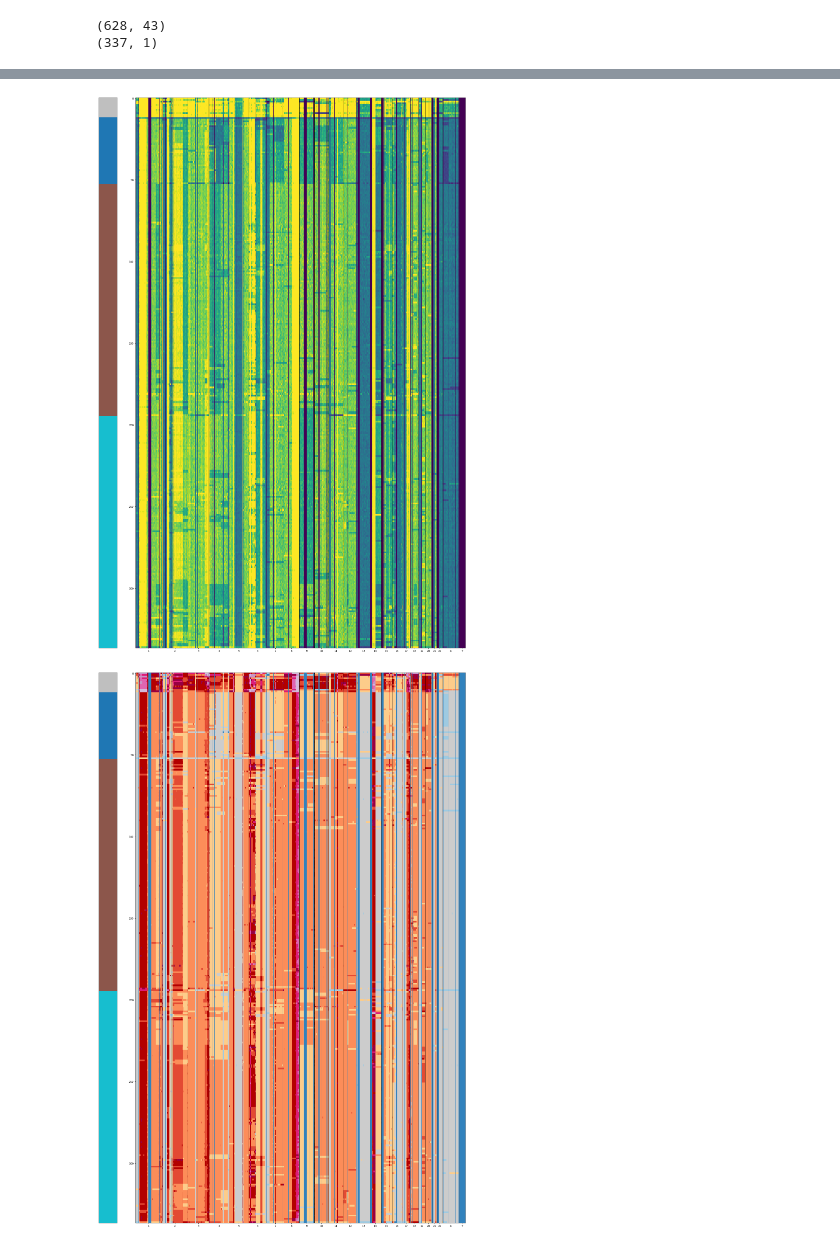
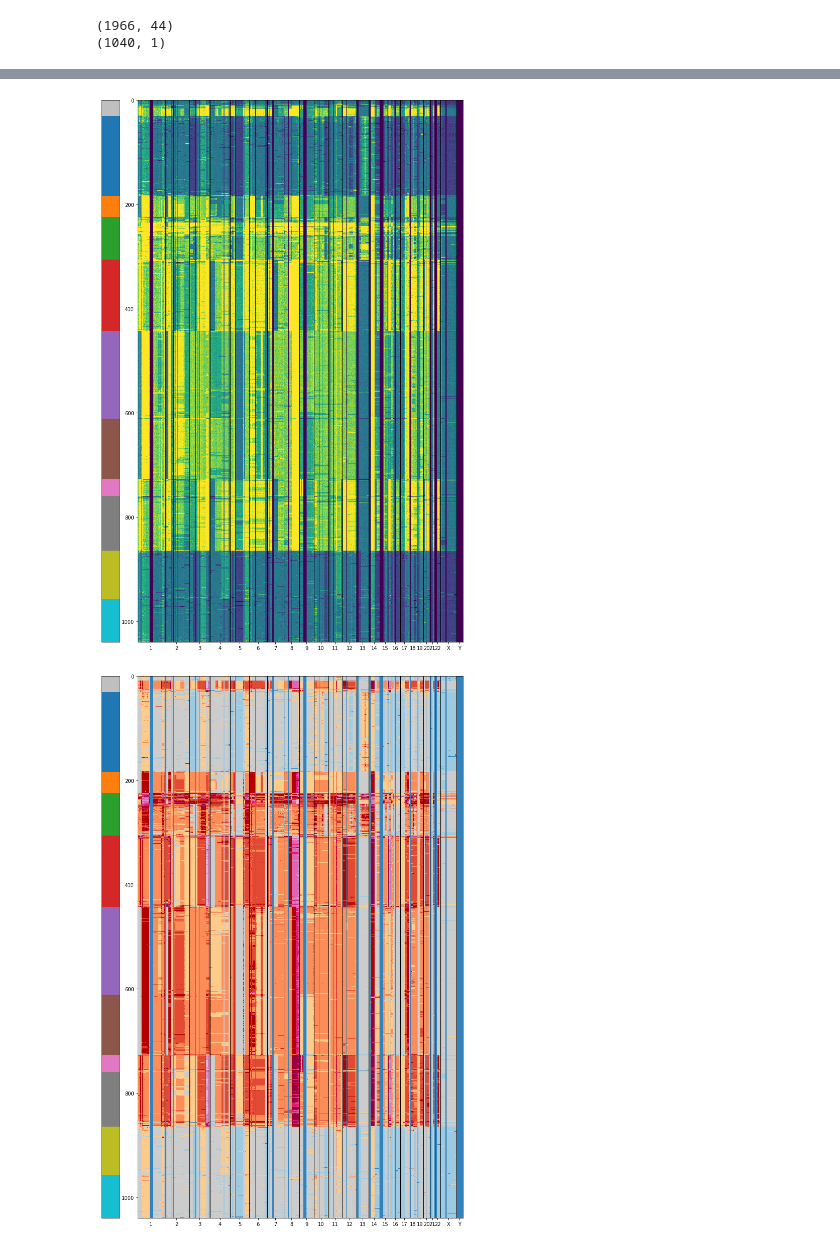
Before and after one commit to shahcompbio/scgenome-deprecated, a Jupyter notebook: notebooks/cndp.ipynb, the cells around one changed output, grey strips where cells are left out. Drawn from its saved outputs; the diff is of its cells as text; code cells hidden in the pictures.

```diff
--- a/notebooks/cndp.ipynb
+++ b/notebooks/cndp.ipynb
@@ -85,0 +77,4 @@ See the caveats in the documentation: http://pandas.pydata.org/pandas-docs/stabl
+# %%
+
+metrics_data['is_s_phase_null'] = metrics_data['is_s_phase'].isnull()
+metrics_data.groupby('library_id')['is_s_phase'].any()
@@ -167,13 +168,13 @@ fig = plt.figure(figsize=(15, 2))
 scgenome.cnplot.plot_cluster_cn_matrix(
     fig, plot_data, 'state', cluster_field_name=cluster_col)
 
-fig = plt.figure(figsize=(20, 30))
+fig = plt.figure(figsize=(10, 15))
 matrix_data = scgenome.cnplot.plot_clustered_cell_cn_matrix_figure(
     fig, plot_data, 'copy', cluster_field_name=cluster_col, raw=True)
 
-fig = plt.figure(figsize=(20, 30))
+fig = plt.figure(figsize=(10, 15))
 matrix_data = scgenome.cnplot.plot_clustered_cell_cn_matrix_figure(
     fig, plot_data, 'state', cluster_field_name=cluster_col)
 # %% [output]
-(628, 43)
-(337, 1)
+(1966, 44)
+(1040, 1)
@@ -184,2 +185,2 @@ matrix_data = scgenome.cnplot.plot_clustered_cell_cn_matrix_figure(
-[figure, old version]
+[figure, new version]
-[figure, old version]
+[figure, new version]
```
Also changed, not shown: parts of 17 cells of this notebook.
